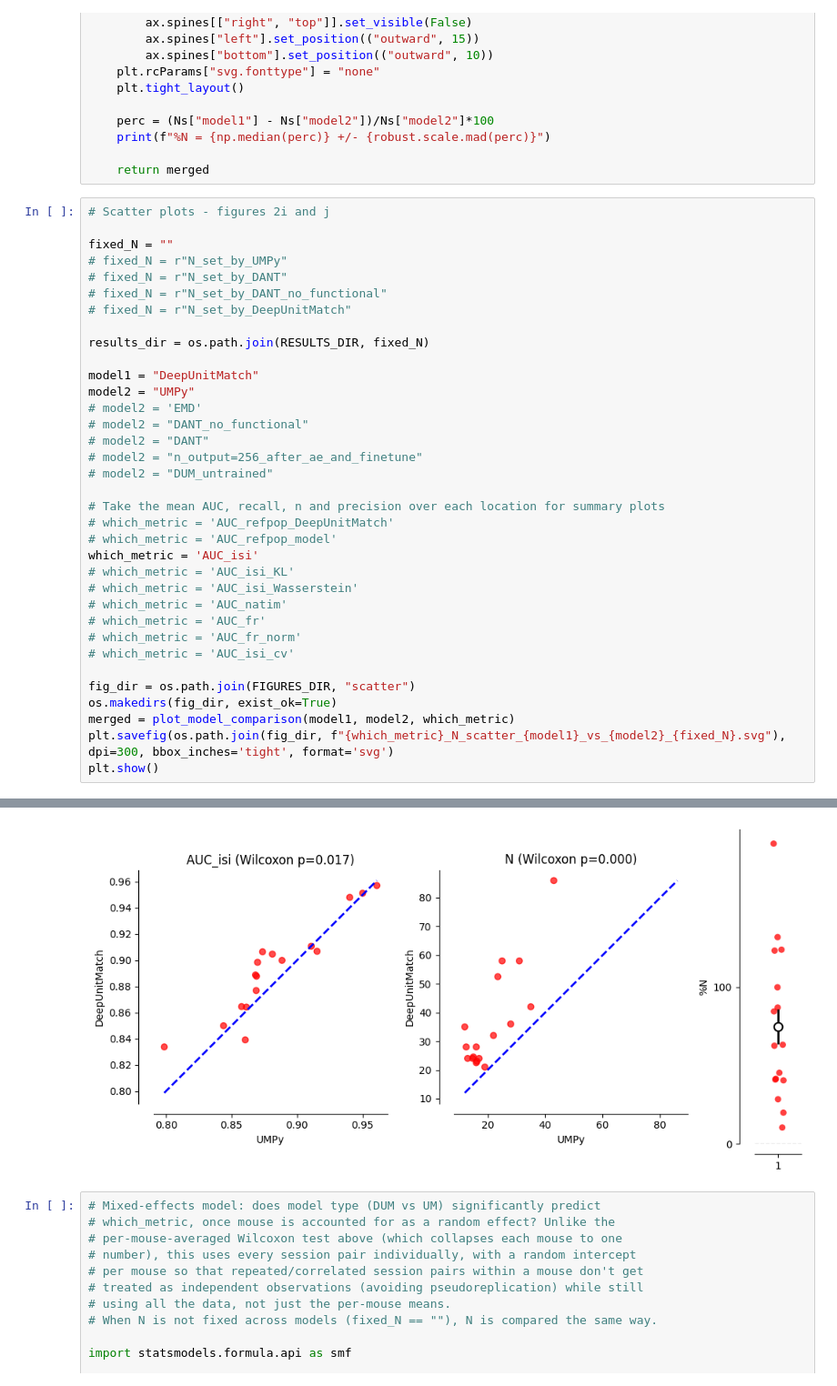
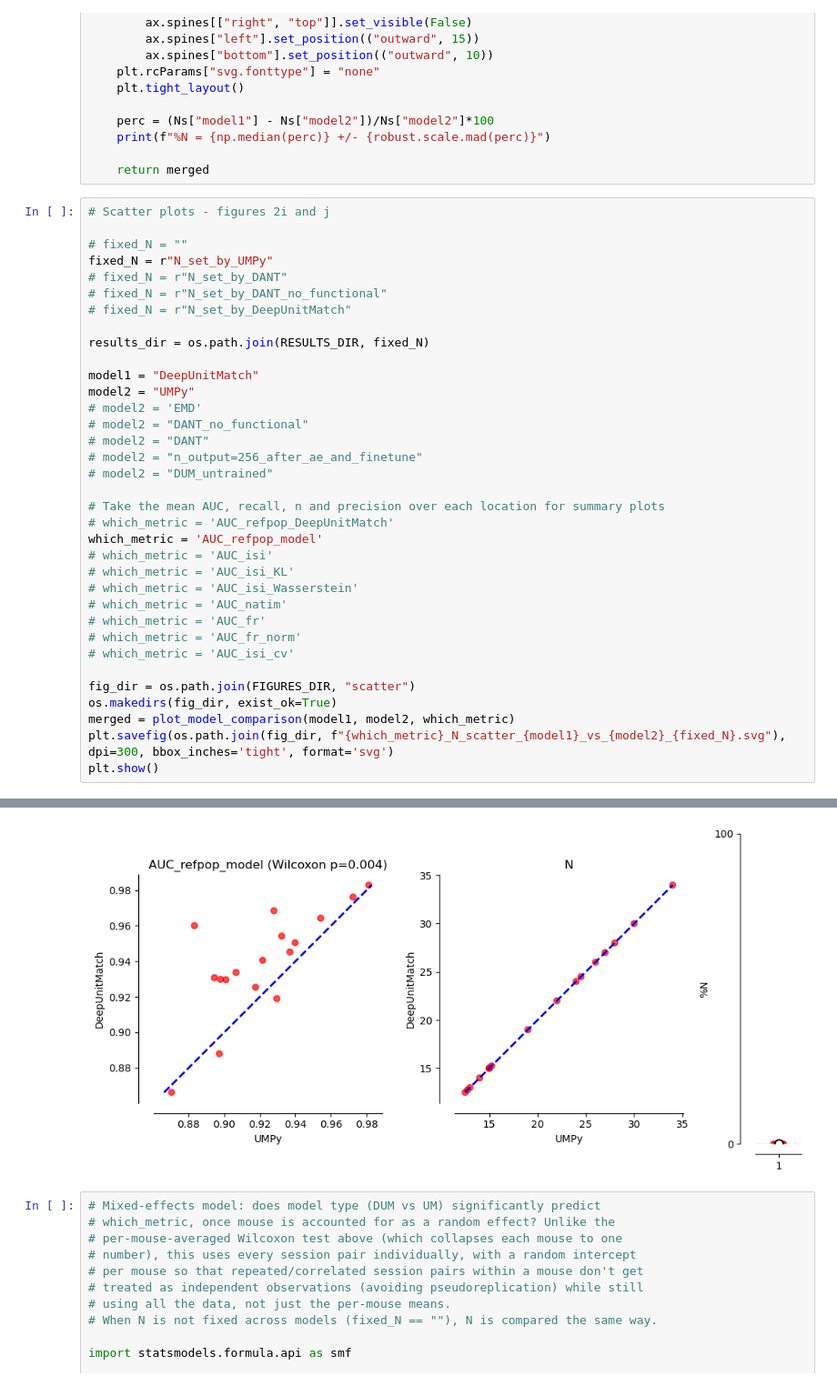
Before and after one commit to EnnyvanBeest/UnitMatch, a Jupyter notebook: UnitMatchPy/PaperAnalyses/figure2.ipynb, the cells around one changed output, grey strips where cells are left out. Shown at 91% size. Saved outputs shown, nothing was run; the diff lists cells and outputs as text.

```diff
--- a/UnitMatchPy/PaperAnalyses/figure2.ipynb
+++ b/UnitMatchPy/PaperAnalyses/figure2.ipynb
@@ -174,8 +174,8 @@ def plot_model_comparison(model1, model2, which_metric):
 # %%
 # Scatter plots - figures 2i and j
 
-fixed_N = ""
-# fixed_N = r"N_set_by_UMPy"
+# fixed_N = ""
+fixed_N = r"N_set_by_UMPy"
 # fixed_N = r"N_set_by_DANT"
 # fixed_N = r"N_set_by_DANT_no_functional"
 # fixed_N = r"N_set_by_DeepUnitMatch"
@@ -192,8 +192,8 @@ model2 = "UMPy"
 
 # Take the mean AUC, recall, n and precision over each location for summary plots
 # which_metric = 'AUC_refpop_DeepUnitMatch'
-# which_metric = 'AUC_refpop_model'
-which_metric = 'AUC_isi'
+which_metric = 'AUC_refpop_model'
+# which_metric = 'AUC_isi'
 # which_metric = 'AUC_isi_KL'
 # which_metric = 'AUC_isi_Wasserstein'
 # which_metric = 'AUC_natim'
@@ -217,4 +217,4 @@ N: DeepUnitMatch is SIGNIFICANTLY HIGHER than UMPy (n=17 mice, median diff=+10.0
-[figure, old version]
+[figure, new version]
 # %%
 # Mixed-effects model: does model type (DUM vs UM) significantly predict
 # which_metric, once mouse is accounted for as a random effect? Unlike the
```
Also changed, not shown: parts of 1 cell of this notebook, 2 other files.
